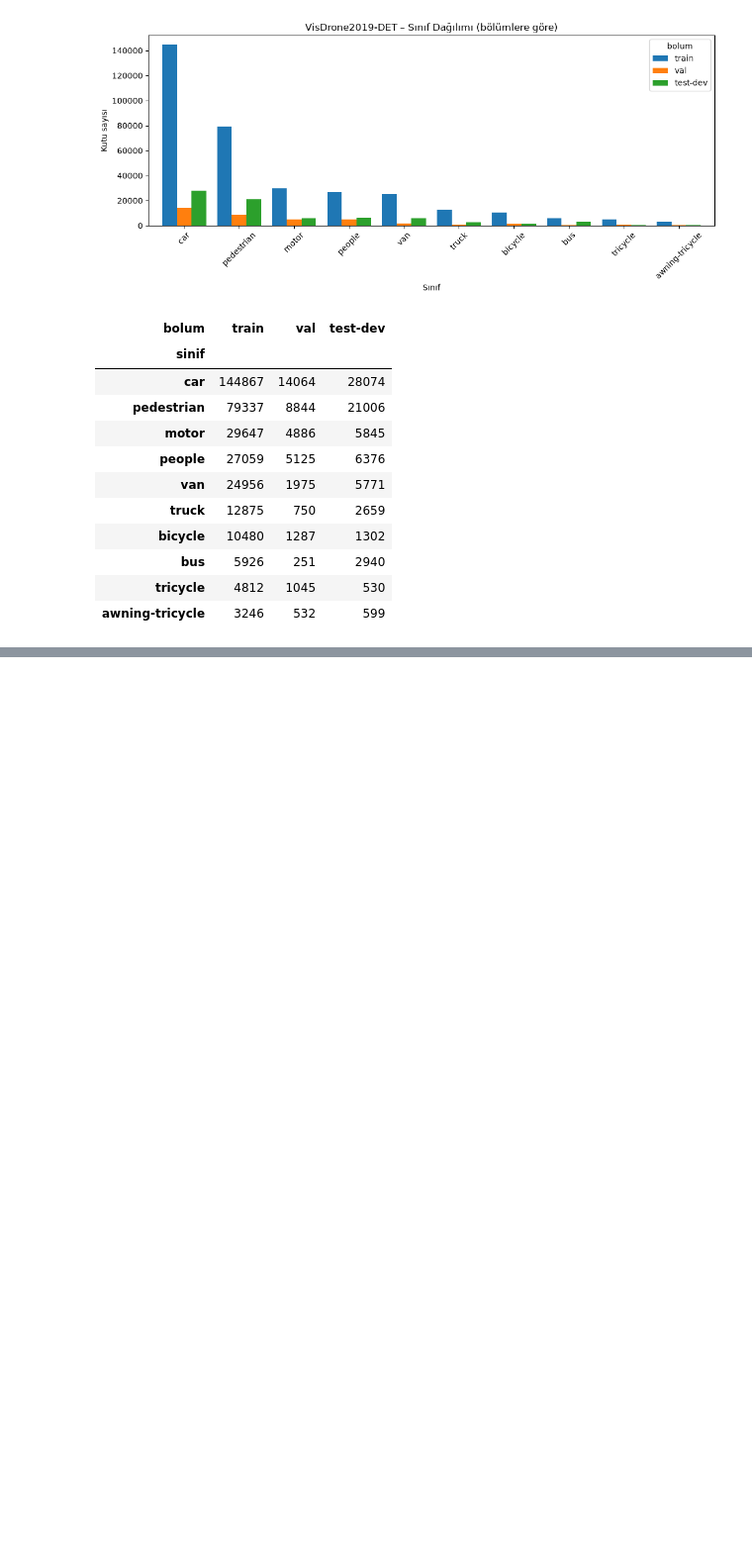
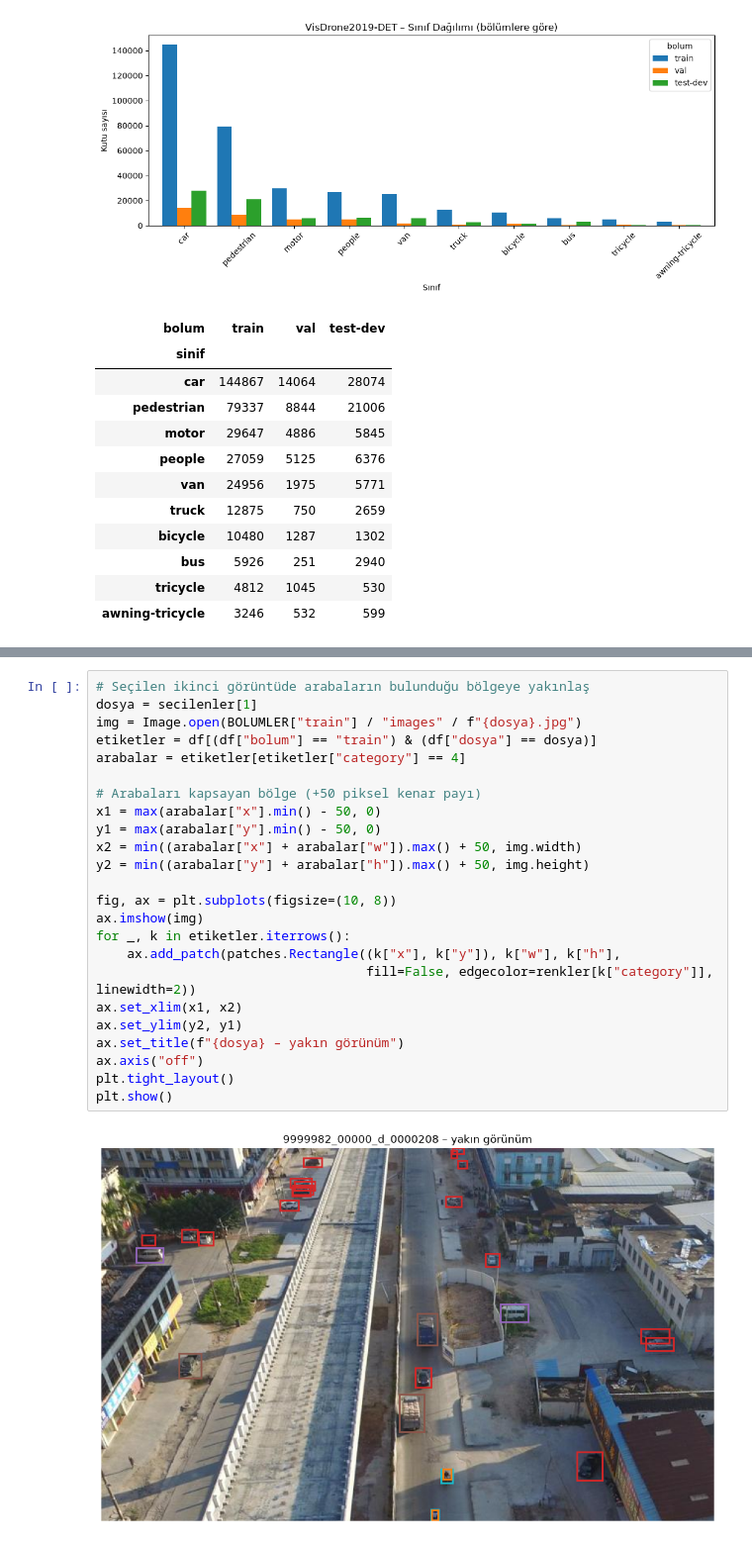
Before and after one commit to betul-Soyer/uyz_uav_object_detection, a Jupyter notebook: notebooks/01_visdrone_eda.ipynb, the cells around one changed output, grey strips where cells are left out. Shown at 99% size. Saved outputs shown, nothing was run; the diff lists cells and outputs as text; blank space fills up the shorter version.

```diff
--- a/notebooks/01_visdrone_eda.ipynb
+++ b/notebooks/01_visdrone_eda.ipynb
@@ -96,0 +211,26 @@ dagilim
+# %%
+# Seçilen ikinci görüntüde arabaların bulunduğu bölgeye yakınlaş
+dosya = secilenler[1]
+img = Image.open(BOLUMLER["train"] / "images" / f"{dosya}.jpg")
+etiketler = df[(df["bolum"] == "train") & (df["dosya"] == dosya)]
+arabalar = etiketler[etiketler["category"] == 4]
+
+# Arabaları kapsayan bölge (+50 piksel kenar payı)
+x1 = max(arabalar["x"].min() - 50, 0)
+y1 = max(arabalar["y"].min() - 50, 0)
+x2 = min((arabalar["x"] + arabalar["w"]).max() + 50, img.width)
+y2 = min((arabalar["y"] + arabalar["h"]).max() + 50, img.height)
+
+fig, ax = plt.subplots(figsize=(10, 8))
+ax.imshow(img)
+for _, k in etiketler.iterrows():
+    ax.add_patch(patches.Rectangle((k["x"], k["y"]), k["w"], k["h"],
+                                   fill=False, edgecolor=renkler[k["category"]], linewidth=2))
+ax.set_xlim(x1, x2)
+ax.set_ylim(y2, y1)
+ax.set_title(f"{dosya} – yakın görünüm")
+ax.axis("off")
+plt.tight_layout()
+plt.show()
+# %% [output]
+[figure, added]
```
Also changed, not shown: parts of 4 cells of this notebook, 2 other files.
